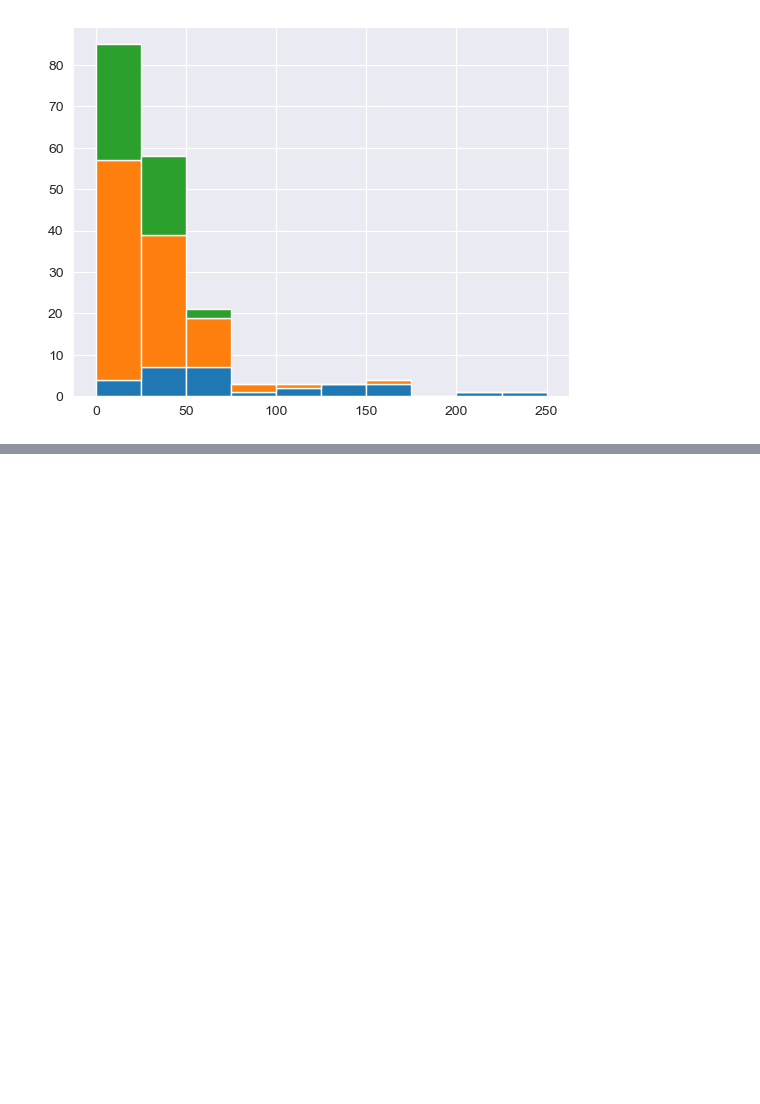
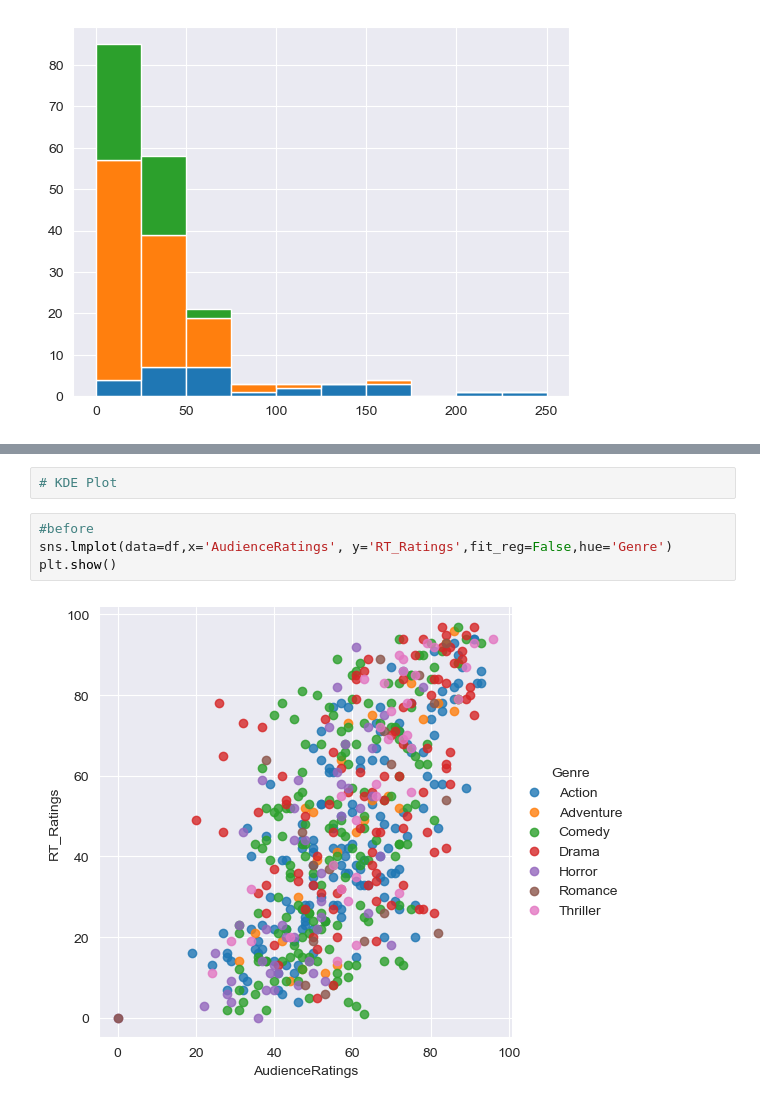
Before and after one commit to mzahid-git/python_challenges, a Jupyter notebook: Section 6 - Advanced Visualization.ipynb, the cells around one changed output, grey strips where cells are left out. Cells and saved outputs as stored; diff of their text form; blank space fills up the shorter version.

```diff
--- a/Section 6 - Advanced Visualization.ipynb
+++ b/Section 6 - Advanced Visualization.ipynb
@@ -273,0 +289,8 @@ AttributeError: 'DataFrame' object has no attribute 'categorical_variable'
+# %%
+# KDE Plot
+# %%
+#before
+sns.lmplot(data=df,x='AudienceRatings', y='RT_Ratings',fit_reg=False,hue='Genre')
+plt.show()
+# %% [output]
+[figure, added]
```
Also changed, not shown: parts of 14 cells of this notebook.
